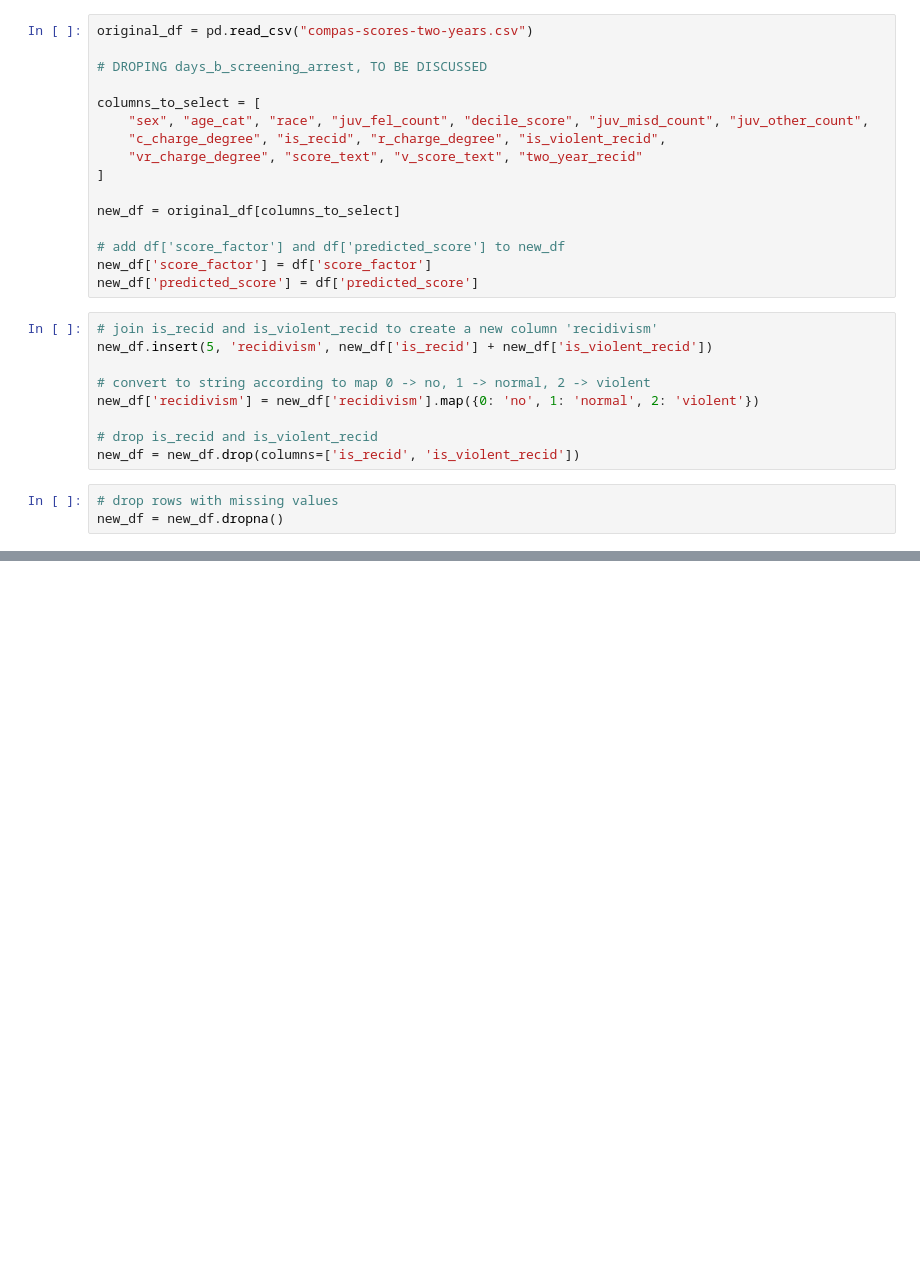
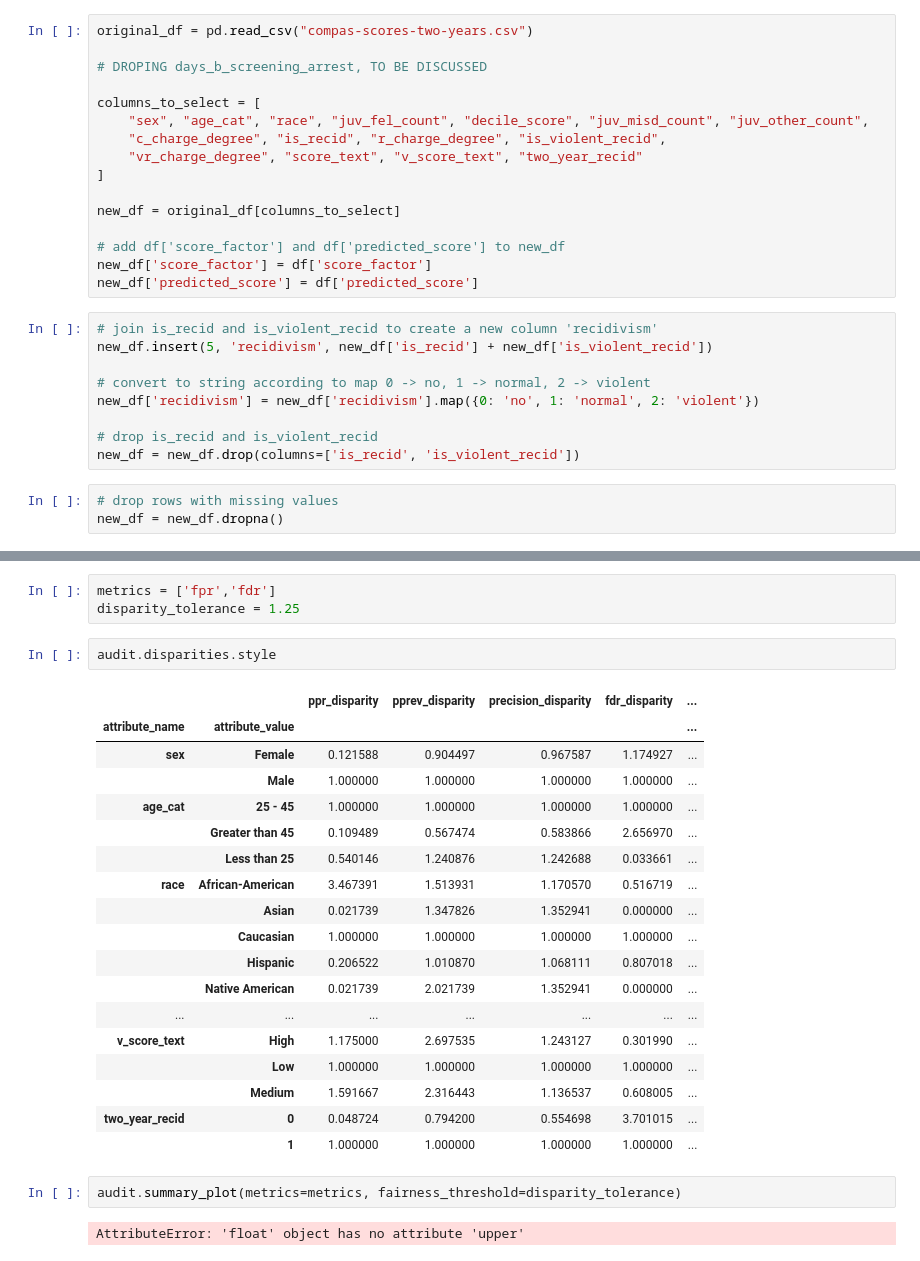
Before and after one commit to DanielCarneiro123/compas-machine-bias, a Jupyter notebook: propublica.ipynb, the cells around one changed output, grey strips where cells are left out. Saved outputs shown, nothing was run; the diff lists cells and outputs as text; blank space fills up the shorter version.

```diff
--- a/propublica.ipynb
+++ b/propublica.ipynb
@@ -452,0 +516,28 @@ audit.audit()
+# %%
+metrics = ['fpr','fdr']
+disparity_tolerance = 1.25
+# %%
+audit.disparities.style
+# %% [output]
+|  |  | ppr_disparity | pprev_disparity | precision_disparity | fdr_disparity | ... |
+| attribute_name | attribute_value |  |  |  |  | ... |
+| sex | Female | 0.121588 | 0.904497 | 0.967587 | 1.174927 | ... |
+|  | Male | 1.000000 | 1.000000 | 1.000000 | 1.000000 | ... |
+| age_cat | 25 - 45 | 1.000000 | 1.000000 | 1.000000 | 1.000000 | ... |
+|  | Greater than 45 | 0.109489 | 0.567474 | 0.583866 | 2.656970 | ... |
+|  | Less than 25 | 0.540146 | 1.240876 | 1.242688 | 0.033661 | ... |
+| race | African-American | 3.467391 | 1.513931 | 1.170570 | 0.516719 | ... |
+|  | Asian | 0.021739 | 1.347826 | 1.352941 | 0.000000 | ... |
+|  | Caucasian | 1.000000 | 1.000000 | 1.000000 | 1.000000 | ... |
+|  | Hispanic | 0.206522 | 1.010870 | 1.068111 | 0.807018 | ... |
+|  | Native American | 0.021739 | 2.021739 | 1.352941 | 0.000000 | ... |
+| ... | ... | ... | ... | ... | ... | ... |
+| v_score_text | High | 1.175000 | 2.697535 | 1.243127 | 0.301990 | ... |
+|  | Low | 1.000000 | 1.000000 | 1.000000 | 1.000000 | ... |
+|  | Medium | 1.591667 | 2.316443 | 1.136537 | 0.608005 | ... |
+| two_year_recid | 0 | 0.048724 | 0.794200 | 0.554698 | 3.701015 | ... |
+|  | 1 | 1.000000 | 1.000000 | 1.000000 | 1.000000 | ... |
+# %%
+audit.summary_plot(metrics=metrics, fairness_threshold=disparity_tolerance)
+# %% [output]
+AttributeError: 'float' object has no attribute 'upper'
```
Also changed, not shown: parts of 6 cells of this notebook, 1 other file.
